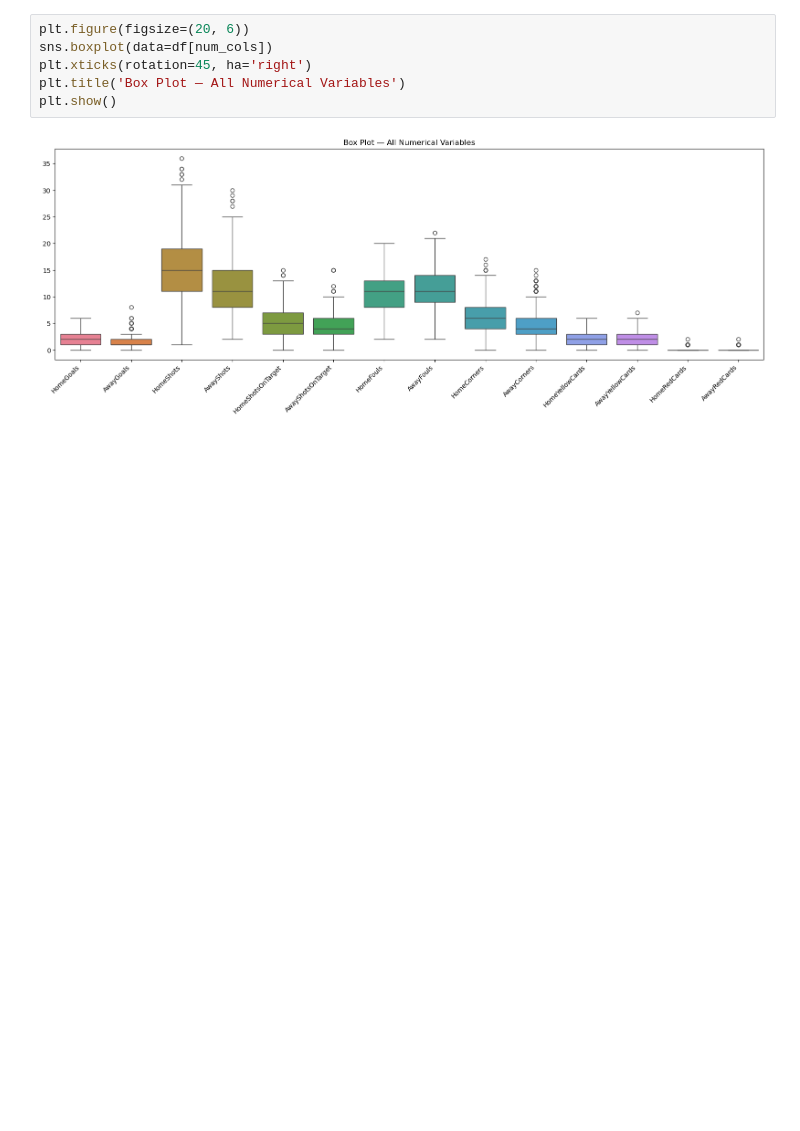
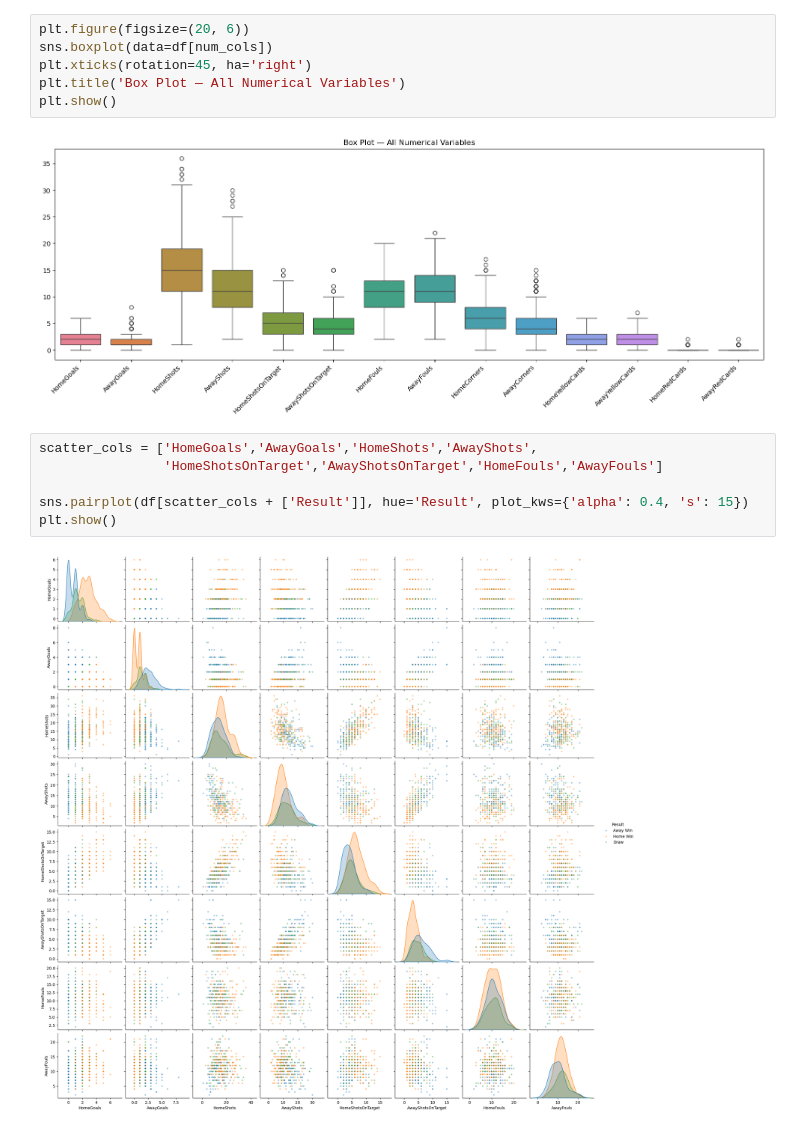
Before and after one commit to datasheng/csc46000-team-project-5000, a Jupyter notebook: football_eda.ipynb, the cells around one changed output. Saved outputs shown, nothing was run; the diff lists cells and outputs as text; blank space fills up the shorter version.

Commit message:
scatter matrix, categorical heatmap, violin plots, outliers

```diff
--- a/football_eda.ipynb
+++ b/football_eda.ipynb
@@ -128,3 +130,11 @@ plt.title('Box Plot — All Numerical Variables')
 plt.show()
 # %% [output]
 [figure]
+# %%
+scatter_cols = ['HomeGoals','AwayGoals','HomeShots','AwayShots',
+                'HomeShotsOnTarget','AwayShotsOnTarget','HomeFouls','AwayFouls']
+
+sns.pairplot(df[scatter_cols + ['Result']], hue='Result', plot_kws={'alpha': 0.4, 's': 15})
+plt.show()
+# %% [output]
+[figure, added]
```
Also changed, not shown: parts of 4 cells of this notebook.
